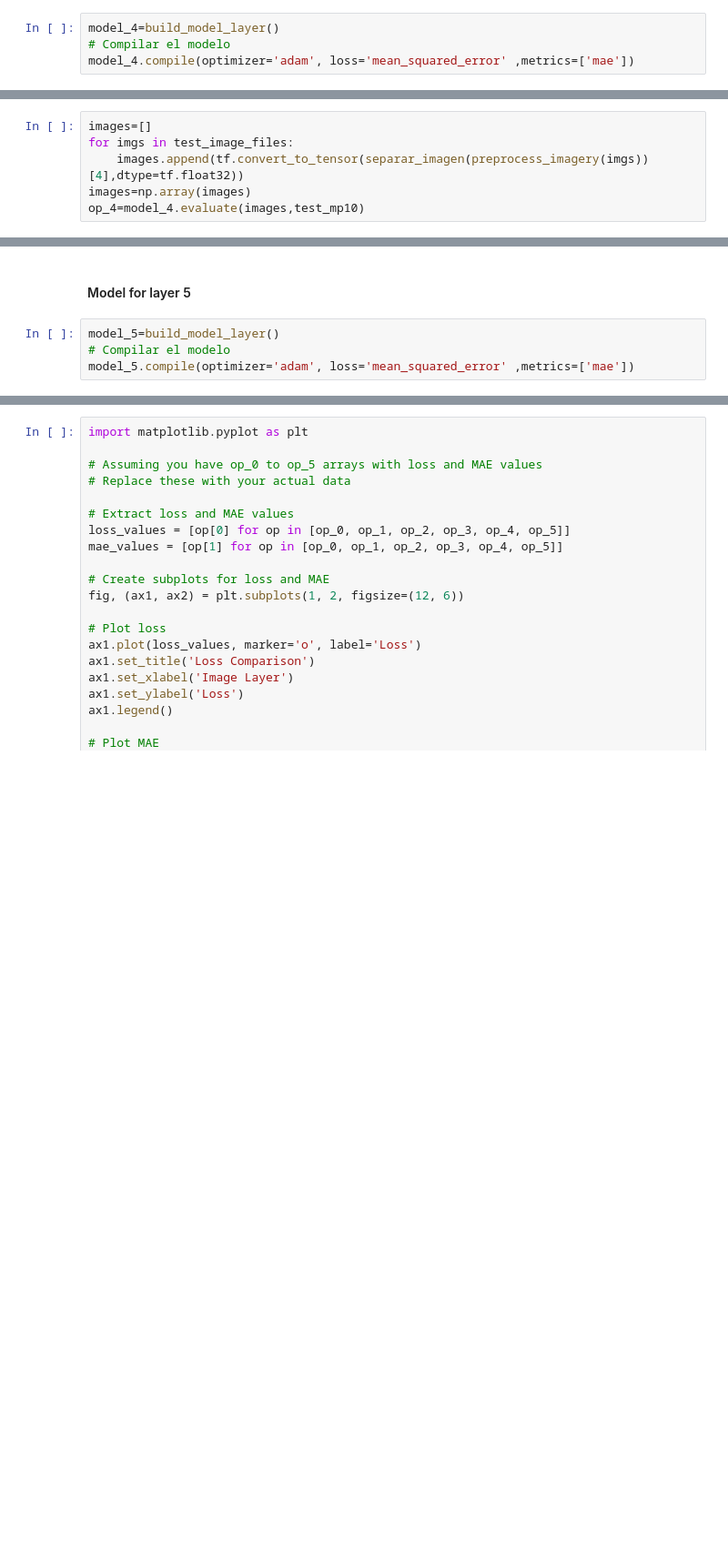
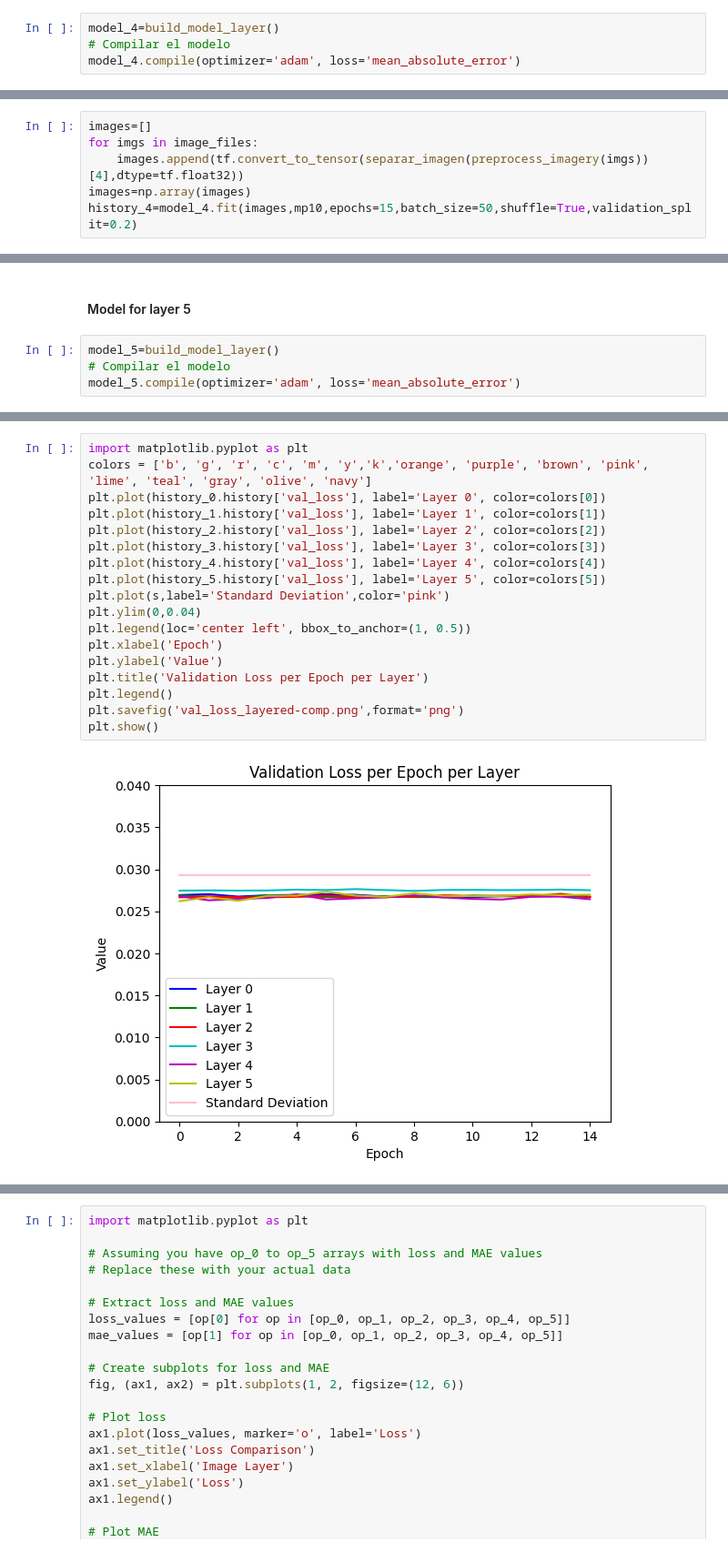
Before and after one commit to Benjaxmen/pm-prediction, a Jupyter notebook: image_conversion_no_gen_diff.ipynb, the cells around one changed output, grey strips where cells are left out. Shown at 91% size. Drawn from its saved outputs; the diff is of its cells as text; blank space fills up the shorter version.

```diff
--- a/image_conversion_no_gen_diff.ipynb
+++ b/image_conversion_no_gen_diff.ipynb
@@ -592,4 +500,4 @@ op_3=model_3.evaluate(images,test_mp10)
 # %%
 model_4=build_model_layer()
 # Compilar el modelo
-model_4.compile(optimizer='adam', loss='mean_squared_error' ,metrics=['mae'])
+model_4.compile(optimizer='adam', loss='mean_absolute_error')
@@ -641,7 +504,7 @@ Epoch 15/15
 # %%
 images=[]
-for imgs in test_image_files:
+for imgs in image_files:
     images.append(tf.convert_to_tensor(separar_imagen(preprocess_imagery(imgs))[4],dtype=tf.float32))
 images=np.array(images)
-op_4=model_4.evaluate(images,test_mp10)
+history_4=model_4.fit(images,mp10,epochs=15,batch_size=50,shuffle=True,validation_split=0.2)
 # %% [output]
@@ -651,4 +530,4 @@ op_4=model_4.evaluate(images,test_mp10)
 # %%
 model_5=build_model_layer()
 # Compilar el modelo
-model_5.compile(optimizer='adam', loss='mean_squared_error' ,metrics=['mae'])
+model_5.compile(optimizer='adam', loss='mean_absolute_error')
@@ -708,0 +558,20 @@ op_5=model_5.evaluate(images,test_mp10)
+# %%
+import matplotlib.pyplot as plt
+colors = ['b', 'g', 'r', 'c', 'm', 'y','k','orange', 'purple', 'brown', 'pink', 'lime', 'teal', 'gray', 'olive', 'navy']
+plt.plot(history_0.history['val_loss'], label='Layer 0', color=colors[0])
+plt.plot(history_1.history['val_loss'], label='Layer 1', color=colors[1])
+plt.plot(history_2.history['val_loss'], label='Layer 2', color=colors[2])
+plt.plot(history_3.history['val_loss'], label='Layer 3', color=colors[3])
+plt.plot(history_4.history['val_loss'], label='Layer 4', color=colors[4])
+plt.plot(history_5.history['val_loss'], label='Layer 5', color=colors[5])
+plt.plot(s,label='Standard Deviation',color='pink')
+plt.ylim(0,0.04)
+plt.legend(loc='center left', bbox_to_anchor=(1, 0.5))
+plt.xlabel('Epoch')
+plt.ylabel('Value')
+plt.title('Validation Loss per Epoch per Layer')
+plt.legend()
+plt.savefig('val_loss_layered-comp.png',format='png')
+plt.show()
+# %% [output]
+[figure, added]
```
Also changed, not shown: parts of 34 cells of this notebook, 7 other files.
